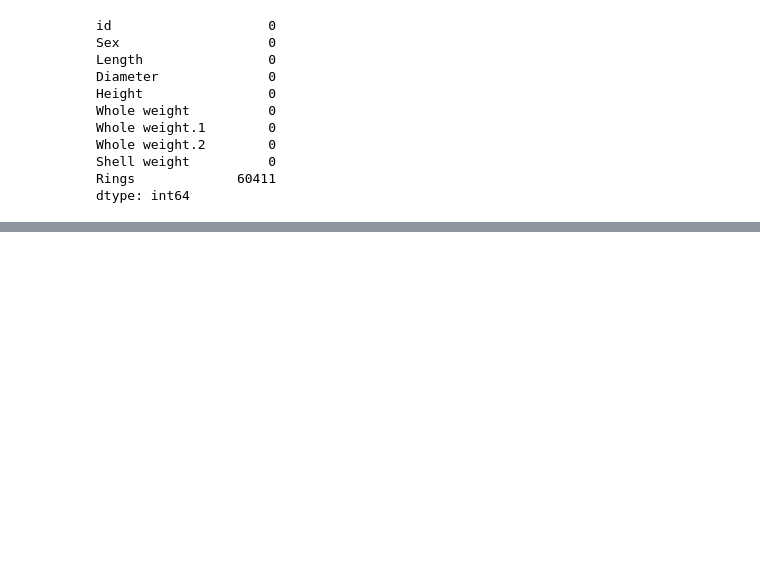
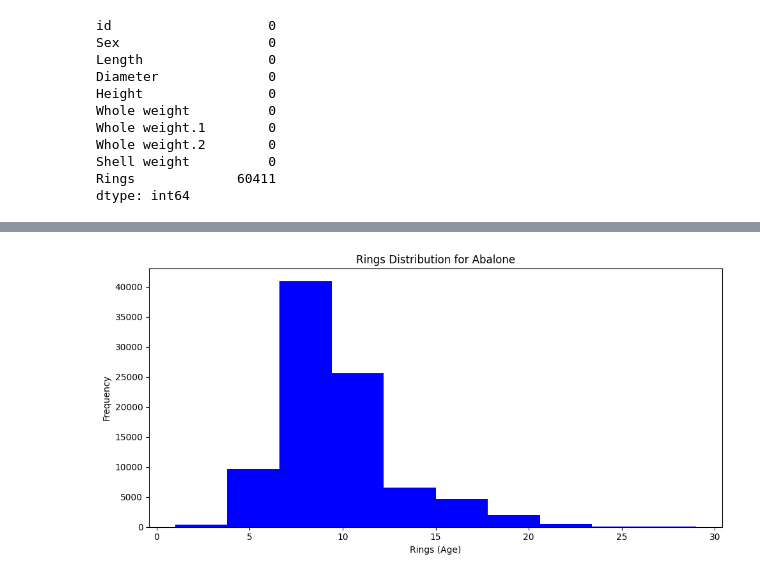
Before and after one commit to ritik1804k/Hotel-Booking-Analysis-, a Jupyter notebook: analyzing-abalone-age.ipynb, the cells around one changed output, grey strips where cells are left out. Saved outputs shown, nothing was run; the diff lists cells and outputs as text; code cells hidden in the pictures; blank space fills up the shorter version.

Commit message:
Kaggle Notebook | Analyzing Abalone Age  | Version 4

```diff
--- a/analyzing-abalone-age.ipynb
+++ b/analyzing-abalone-age.ipynb
@@ -153,0 +207,11 @@ dtype: int64
+# %%
+fig, ax = plt.subplots(figsize=(10,5))
+
+df['Rings'].plot(kind='hist', color='blue', ax=ax)
+ax.set_xlabel('Rings (Age)')
+ax.set_title('Rings Distribution for Abalone')
+
+plt.tight_layout()
+plt.show()
+# %% [output]
+[figure, added]
```
Also changed, not shown: parts of 10 cells of this notebook.
